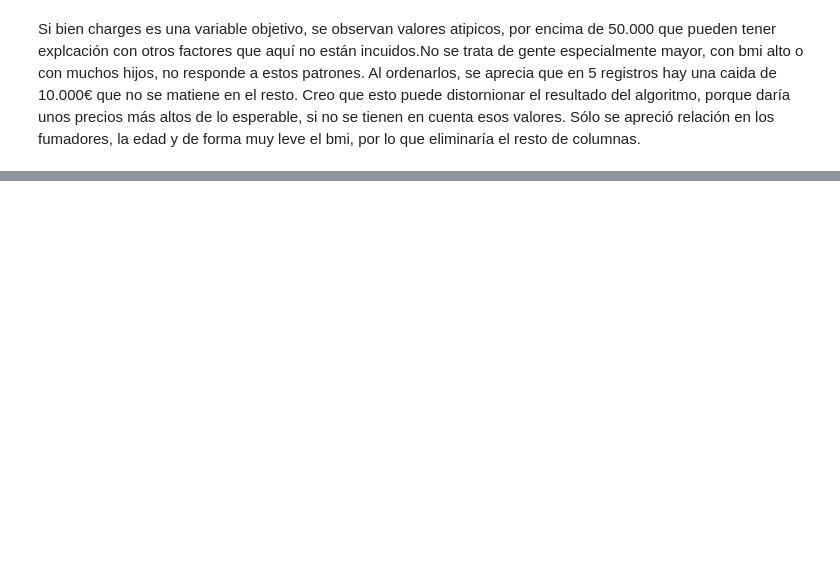
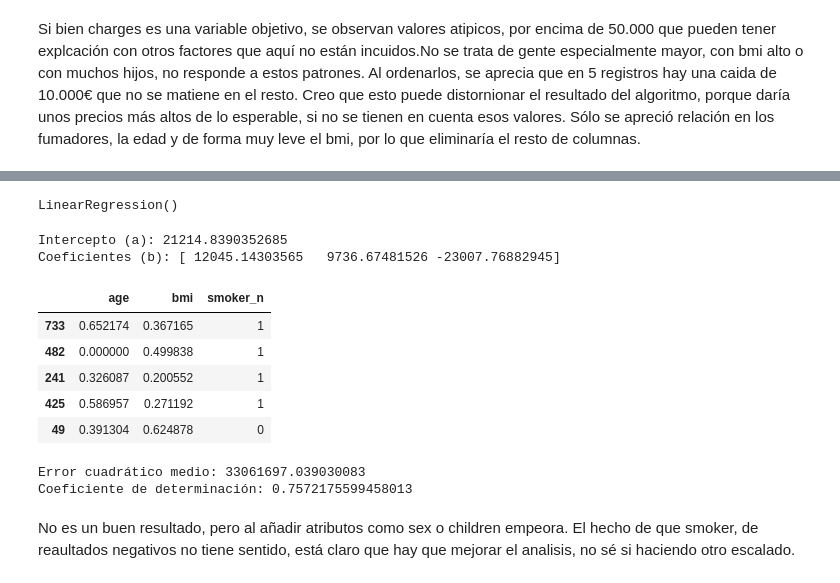
Before and after one commit to 4GeeksAcademy/Finarosalina_Regresion_lineal_EDA_insurance, a Jupyter notebook: src/explore.ipynb, the cells around one changed output, grey strips where cells are left out. Drawn from its saved outputs; the diff is of its cells as text; code cells hidden in the pictures; blank space fills up the shorter version.

```diff
--- a/src/explore.ipynb
+++ b/src/explore.ipynb
@@ -326,0 +406,16 @@ print(f"Los límites superior e inferior para la búsqueda de outliers son {roun
+# %%
+from sklearn.linear_model import LinearRegression
+
+# Crear el modelo de regresión lineal
+model = LinearRegression()
+
+# Entrenar el modelo con los datos escalados
+model.fit(X_train_escalado, y_train)
+# %% [output]
+LinearRegression()
+# %%
+print(f"Intercepto (a): {model.intercept_}")
+print(f"Coeficientes (b): {model.coef_}")
+# %% [output]
+Intercepto (a): 21214.8390352685
+Coeficientes (b): [ 12045.14303565   9736.67481526 -23007.76882945]
@@ -326,0 +424,9 @@ print(f"Los límites superior e inferior para la búsqueda de outliers son {roun
+# %%
+X_test_escalado.head()
+# %% [output]
+|  | age | bmi | smoker_n |
+| 733 | 0.652174 | 0.367165 | 1 |
+| 482 | 0.000000 | 0.499838 | 1 |
+| 241 | 0.326087 | 0.200552 | 1 |
+| 425 | 0.586957 | 0.271192 | 1 |
+| 49 | 0.391304 | 0.624878 | 0 |
@@ -326,0 +439,10 @@ print(f"Los límites superior e inferior para la búsqueda de outliers son {roun
+# %%
+from sklearn.metrics import mean_squared_error, r2_score
+
+print(f"Error cuadrático medio: {mean_squared_error(y_test, y_pred)}")
+print(f"Coeficiente de determinación: {r2_score(y_test, y_pred)}")
+# %% [output]
+Error cuadrático medio: 33061697.039030083
+Coeficiente de determinación: 0.7572175599458013
+# %% [markdown]
+No es un buen resultado, pero al añadir atributos como sex o children empeora. El hecho de que smoker, de reaultados negativos no tiene sentido, está claro que hay que mejorar el analisis, no sé si haciendo otro escalado.
```
Also changed, not shown: parts of 24 cells of this notebook, 2 other files.
